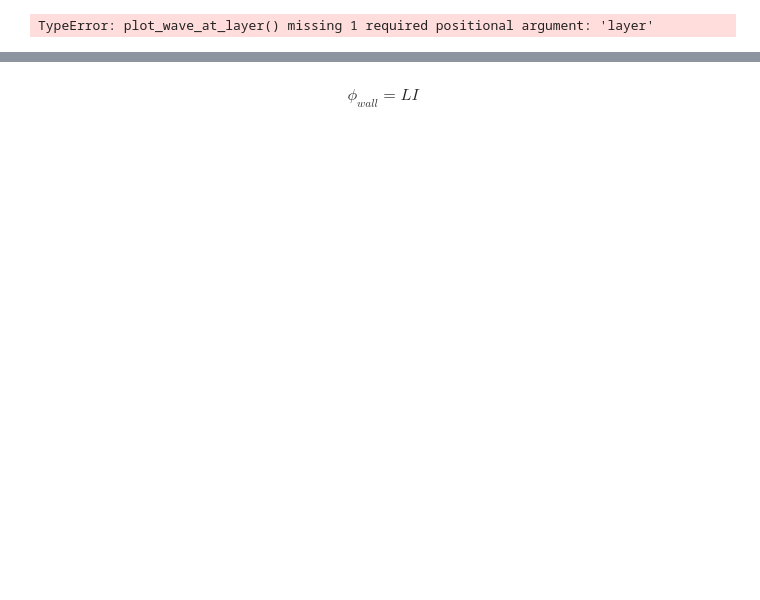
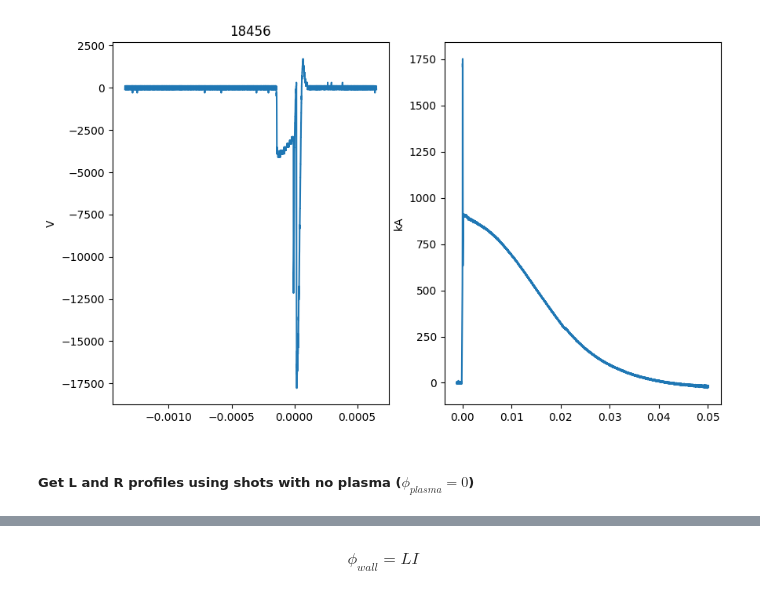
Before and after one commit to bposehn/ToroidalFluxCalcs, a Jupyter notebook: test_data_accessing.ipynb, the cells around one changed output, grey strips where cells are left out. Saved outputs shown, nothing was run; the diff lists cells and outputs as text; code cells hidden in the pictures; blank space fills up the shorter version.

```diff
--- a/test_data_accessing.ipynb
+++ b/test_data_accessing.ipynb
@@ -55,6 +71,10 @@ for no_plasma_shot in no_plasma_shots:
 [figure]
 [figure]
 [figure]
+# %%
+plot_shot_current_and_voltage(18456)
+# %% [output]
+[figure, added]
 # %%
 def plot_wave_at_layer(shot : int, layer : str):
     result = run_query({'manifest': MANIFEST,
@@ -68,8 +89,6 @@ def plot_wave_at_layer(shot : int, layer : str):
     plt.title(shot)
-# %%
-plot_wave_at_layer(18456, )
-# %% [output]
-TypeError: plot_wave_at_layer() missing 1 required positional argument: 'layer'
+# %% [markdown]
+##### Get L and R profiles using shots with no plasma ($\phi_{plasma} = 0$)
 # %%
 def get_interpolated_wave_function(shot : int, layer_name : str):
     result = run_query({'manifest': MANIFEST,
```
Also changed, not shown: parts of 23 cells of this notebook.
